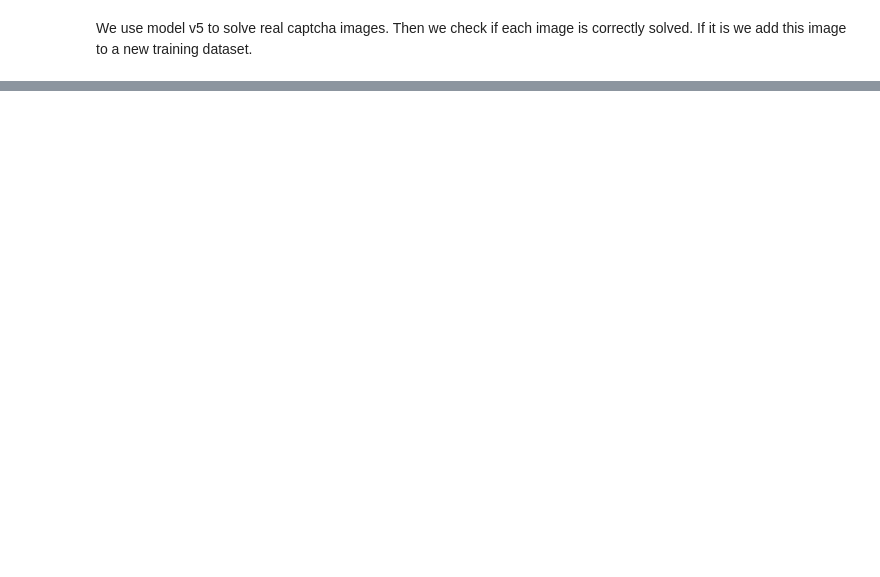
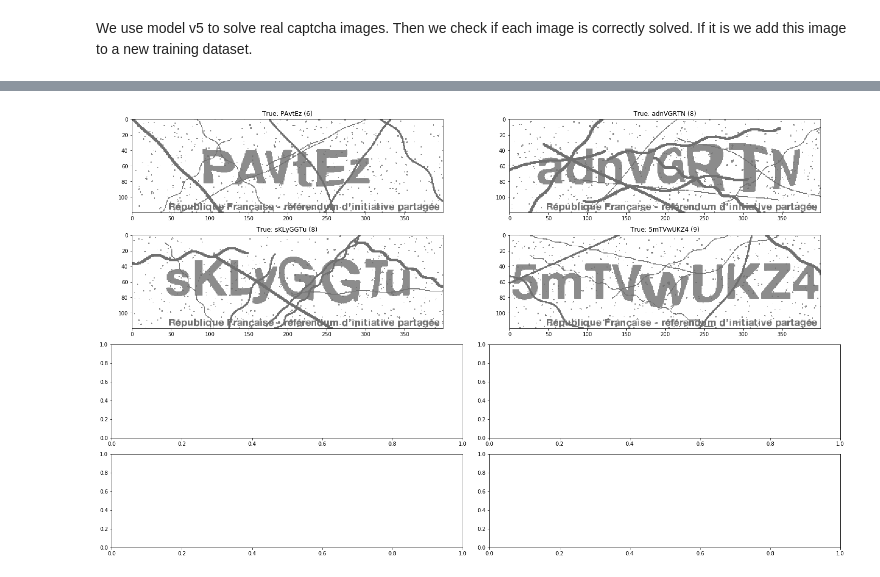
Before and after one commit to hadim/captchanet, a Jupyter notebook: notebooks/v6/1_Generate_Dataset.ipynb, the cells around one changed output, grey strips where cells are left out. Drawn from its saved outputs; the diff is of its cells as text; code cells hidden in the pictures; blank space fills up the shorter version.

Commit message:
continue train v6

```diff
--- a/notebooks/v6/1_Generate_Dataset.ipynb
+++ b/notebooks/v6/1_Generate_Dataset.ipynb
@@ -171,0 +180,33 @@ KeyboardInterrupt:
+# %%
+# Check the dataset by displaying some images.
+
+n  = 8
+fnames = [str(p) for p in train_data_dir.glob("*.tfrecord")]
+dataset = tf.data.TFRecordDataset(fnames)
+dataset = dataset.map(map_func=captchanet.decode_data(tokenizer, max_len_word=10, input_as_dict=True))
+dataset = dataset.shuffle(1024)
+dataset = dataset.batch(n)
+data = [d for d in dataset.take(1)][0]
+
+images = data['image']
+labels = data['label']
+
+# Plot
+original_images = data['original_image'].numpy()
+words = data['word'].numpy()
+words = [w.decode('utf-8') for w in words]
+
+size = 3
+ncols = 2
+nrows = n // ncols
+ratio = images.shape[2] / images.shape[1]
+figsize = (ncols * size * ratio, size * nrows)
+fig, axs = plt.subplots(nrows=nrows, ncols=ncols, figsize=figsize, constrained_layout=True)
+axs = axs.flatten()
+
+for image, word, ax in zip(original_images, words, axs):
+  ax.imshow(image)
+  text = f'True: {word} ({len(word)})'
+  ax.set_title(text)
+# %% [output]
+[figure, added]
```
Also changed, not shown: parts of 1 cell of this notebook.
